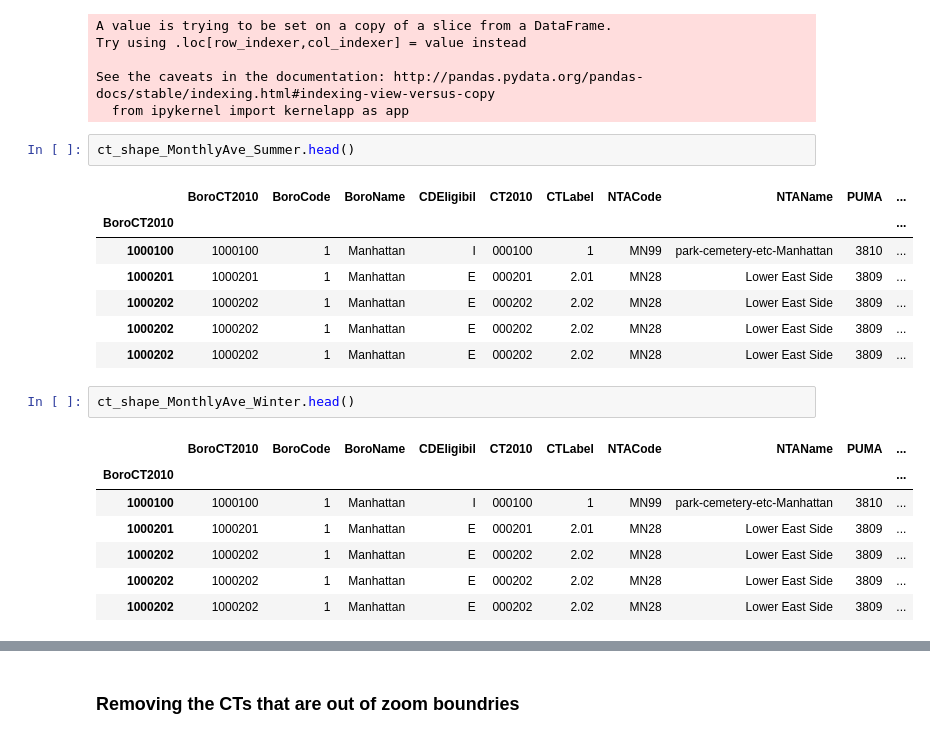
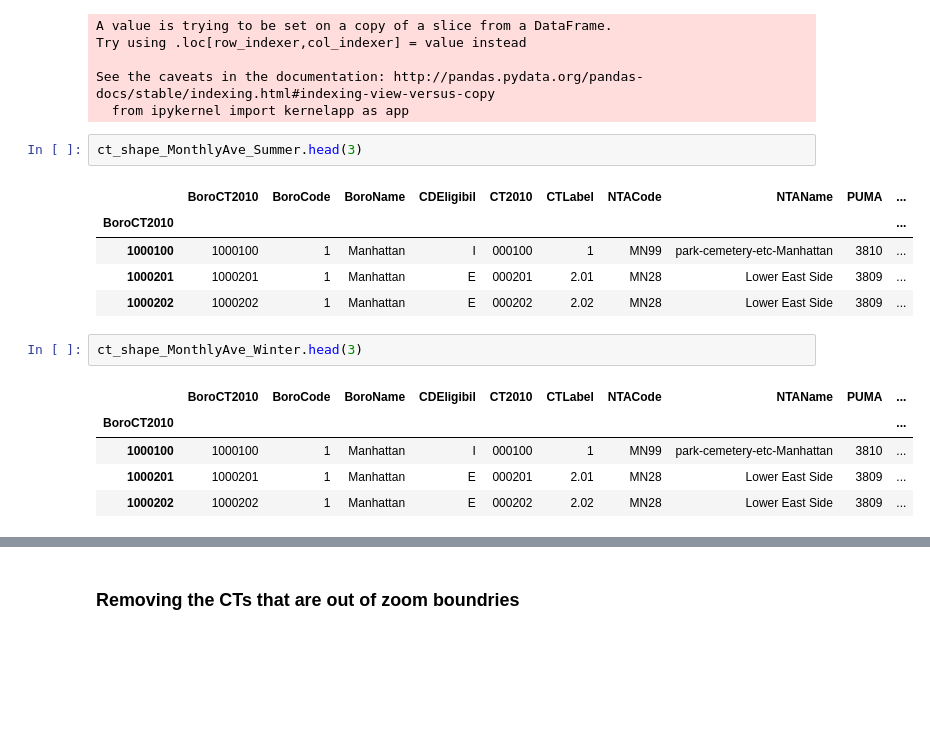
Before and after one commit to hh1713/PUI2016_hh1713, a Jupyter notebook: HW10_hh1713/Assignment_2.ipynb, the cells around one changed output, grey strips where cells are left out. Saved outputs shown, nothing was run; the diff lists cells and outputs as text; blank space fills up the shorter version.

```diff
--- a/HW10_hh1713/Assignment_2.ipynb
+++ b/HW10_hh1713/Assignment_2.ipynb
@@ -281,25 +223,21 @@ Try using .loc[row_indexer,col_indexer] = value instead
 See the caveats in the documentation: http://pandas.pydata.org/pandas-docs/stable/indexing.html#indexing-view-versus-copy
   from ipykernel import kernelapp as app
 # %%
-ct_shape_MonthlyAve_Summer.head()
+ct_shape_MonthlyAve_Summer.head(3)
 # %% [output]
 |  | BoroCT2010 | BoroCode | BoroName | CDEligibil | CT2010 | CTLabel | NTACode | NTAName | PUMA | ... |
 | BoroCT2010 |  |  |  |  |  |  |  |  |  | ... |
 | 1000100 | 1000100 | 1 | Manhattan | I | 000100 | 1 | MN99 | park-cemetery-etc-Manhattan | 3810 | ... |
 | 1000201 | 1000201 | 1 | Manhattan | E | 000201 | 2.01 | MN28 | Lower East Side | 3809 | ... |
 | 1000202 | 1000202 | 1 | Manhattan | E | 000202 | 2.02 | MN28 | Lower East Side | 3809 | ... |
-| 1000202 | 1000202 | 1 | Manhattan | E | 000202 | 2.02 | MN28 | Lower East Side | 3809 | ... |
-| 1000202 | 1000202 | 1 | Manhattan | E | 000202 | 2.02 | MN28 | Lower East Side | 3809 | ... |
 # %%
-ct_shape_MonthlyAve_Winter.head()
+ct_shape_MonthlyAve_Winter.head(3)
 # %% [output]
 |  | BoroCT2010 | BoroCode | BoroName | CDEligibil | CT2010 | CTLabel | NTACode | NTAName | PUMA | ... |
 | BoroCT2010 |  |  |  |  |  |  |  |  |  | ... |
 | 1000100 | 1000100 | 1 | Manhattan | I | 000100 | 1 | MN99 | park-cemetery-etc-Manhattan | 3810 | ... |
 | 1000201 | 1000201 | 1 | Manhattan | E | 000201 | 2.01 | MN28 | Lower East Side | 3809 | ... |
 | 1000202 | 1000202 | 1 | Manhattan | E | 000202 | 2.02 | MN28 | Lower East Side | 3809 | ... |
-| 1000202 | 1000202 | 1 | Manhattan | E | 000202 | 2.02 | MN28 | Lower East Side | 3809 | ... |
-| 1000202 | 1000202 | 1 | Manhattan | E | 000202 | 2.02 | MN28 | Lower East Side | 3809 | ... |
 # %%
 # plotting monthly ride count for summer
 f, ax = plt.subplots(figsize=(10,10))
```
Also changed, not shown: parts of 36 cells of this notebook, 1 other file.
